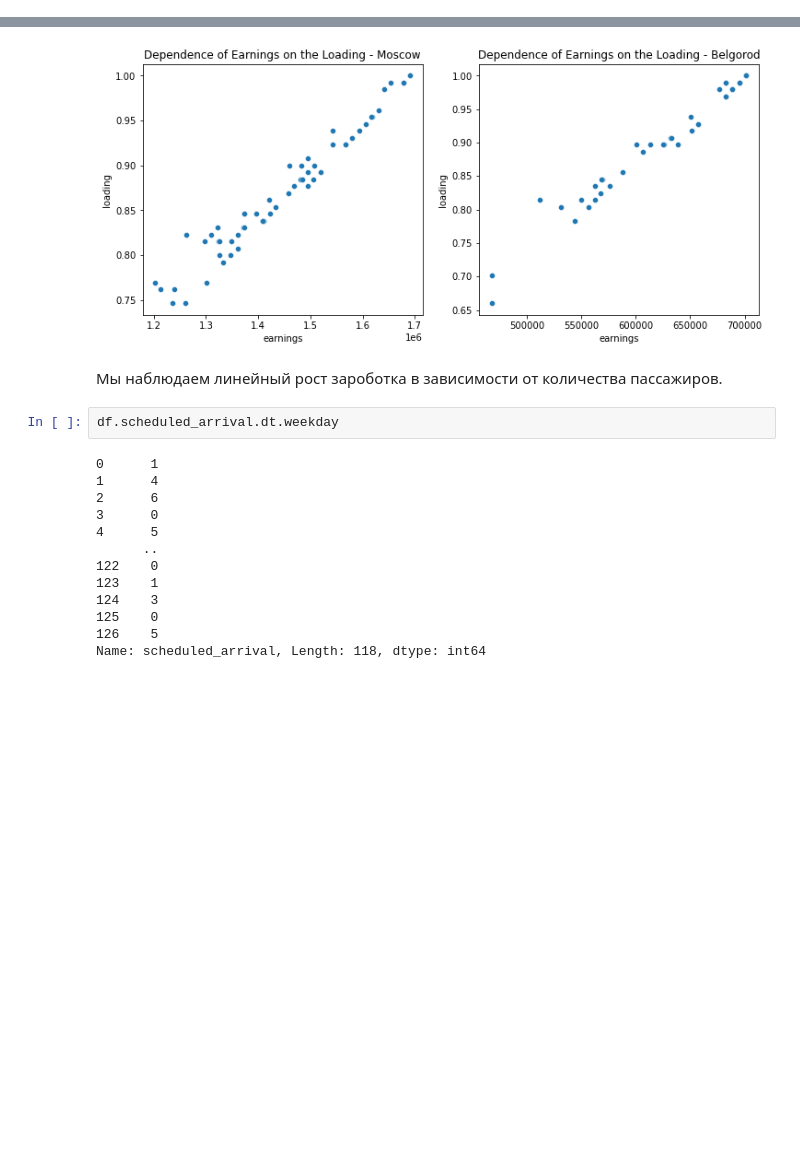
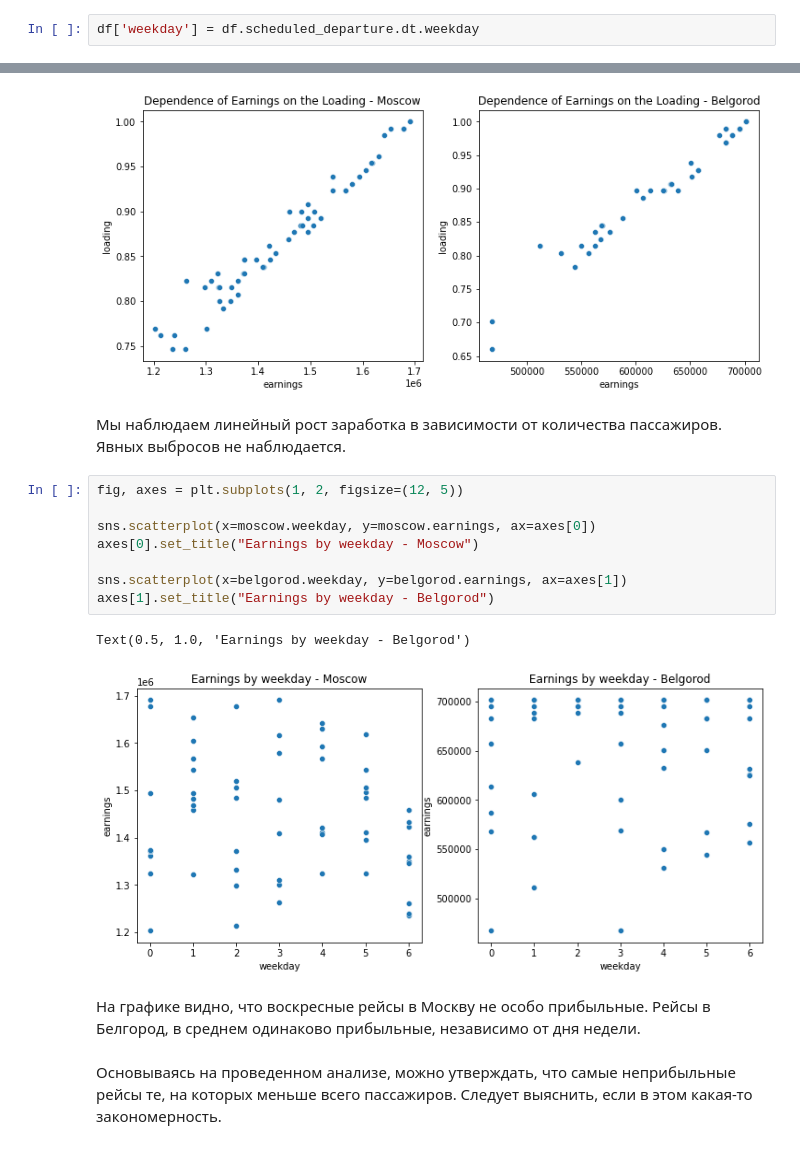
Before and after one commit to Golovolastik/skillfactory_rds, a Jupyter notebook: module_4/analysis.ipynb, the cells around one changed output, grey strips where cells are left out. Cells and saved outputs as stored; diff of their text form; blank space fills up the shorter version.

```diff
--- a/module_4/analysis.ipynb
+++ b/module_4/analysis.ipynb
@@ -75,3 +77,5 @@ df['flight_duration'] = df.scheduled_duration.apply(convert_to_hours)
+# %%
+df['weekday'] = df.scheduled_departure.dt.weekday
 # %% [markdown]
 Создадим дополнительный признак отображающий загрузку самолета в процентах
 # %%
@@ -193,19 +197,19 @@ axes[1].set_title("Dependence of Earnings on the Loading - Belgorod")
 Text(0.5, 1.0, 'Dependence of Earnings on the Loading - Belgorod')
 [figure]
 # %% [markdown]
-Мы наблюдаем линейный рост зароботка в зависимости от количества пассажиров.
+Мы наблюдаем линейный рост заработка в зависимости от количества пассажиров. Явных выбросов не наблюдается.
-# %%
-df.scheduled_arrival.dt.weekday
-# %% [output]
-0      1
-1      4
-2      6
-3      0
-4      5
-      ..
-122    0
-123    1
-124    3
-125    0
-126    5
-Name: scheduled_arrival, Length: 118, dtype: int64
+# %%
+fig, axes = plt.subplots(1, 2, figsize=(12, 5))
+
+sns.scatterplot(x=moscow.weekday, y=moscow.earnings, ax=axes[0])
+axes[0].set_title("Earnings by weekday - Moscow")
+
+sns.scatterplot(x=belgorod.weekday, y=belgorod.earnings, ax=axes[1])
+axes[1].set_title("Earnings by weekday - Belgorod")
+# %% [output]
+Text(0.5, 1.0, 'Earnings by weekday - Belgorod')
+[figure, added]
+# %% [markdown]
+На графике видно, что воскресные рейсы в Москву не особо прибыльные. Рейсы в Белгород, в среднем одинаково прибыльные, независимо от дня недели.
+# %% [markdown]
+Основываясь на проведенном анализе, можно утверждать, что самые неприбыльные рейсы те, на которых меньше всего пассажиров. Следует выяснить, если в этом какая-то закономерность.
```
Also changed, not shown: parts of 4 cells of this notebook.
